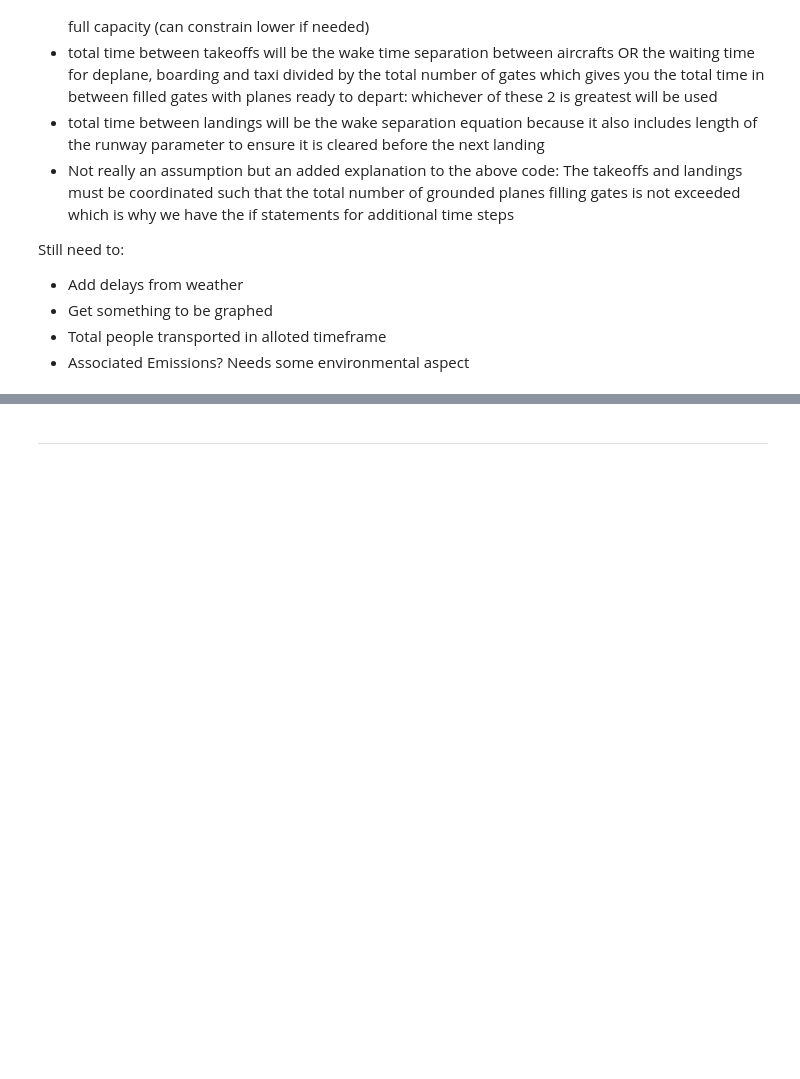
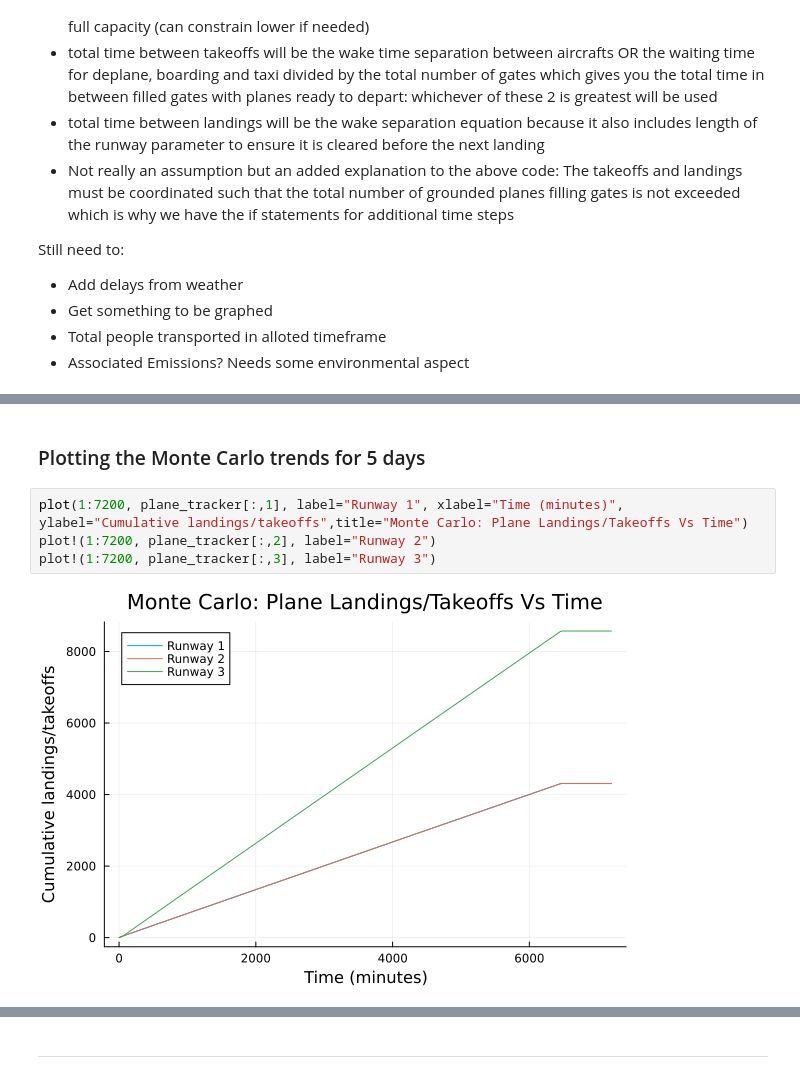
Before and after one commit to jrmarcuse/4750_Project, a Jupyter notebook: Airport_Traffic.ipynb, the cells around one changed output, grey strips where cells are left out. Cells and saved outputs as stored; diff of their text form; blank space fills up the shorter version.

```diff
--- a/Airport_Traffic.ipynb
+++ b/Airport_Traffic.ipynb
@@ -201,0 +403,8 @@ Still need to:
+# %% [markdown]
+### Plotting the Monte Carlo trends for 5 days
+# %%
+plot(1:7200, plane_tracker[:,1], label="Runway 1", xlabel="Time (minutes)", ylabel="Cumulative landings/takeoffs",title="Monte Carlo: Plane Landings/Takeoffs Vs Time")
+plot!(1:7200, plane_tracker[:,2], label="Runway 2")
+plot!(1:7200, plane_tracker[:,3], label="Runway 3")
+# %% [output]
+[figure, added]
```
Also changed, not shown: parts of 10 cells of this notebook.
